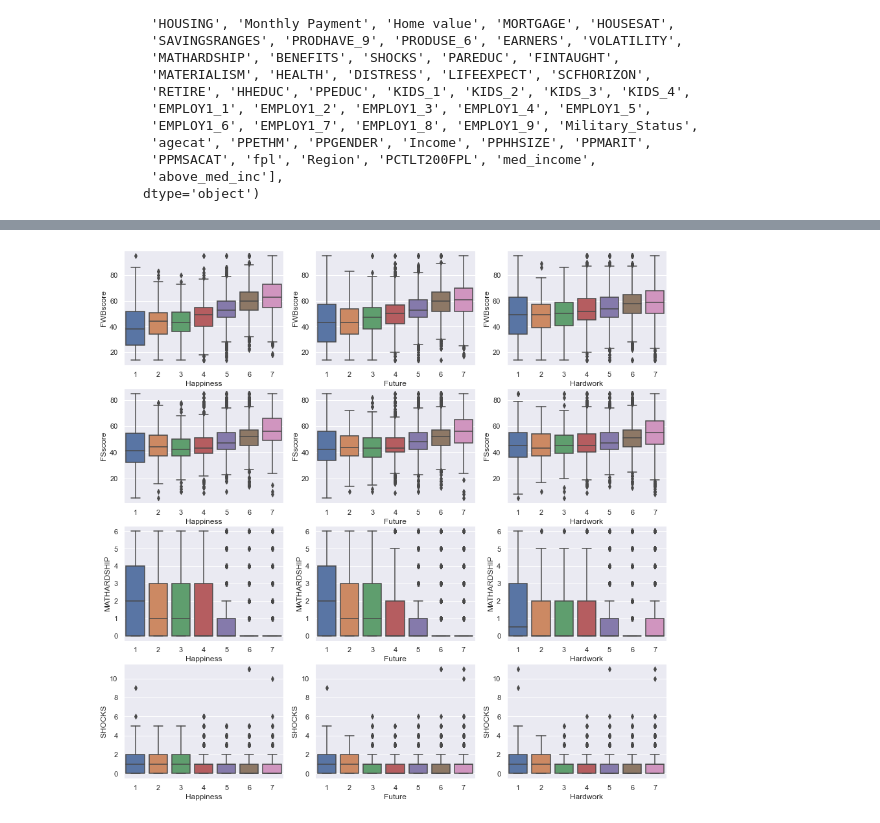
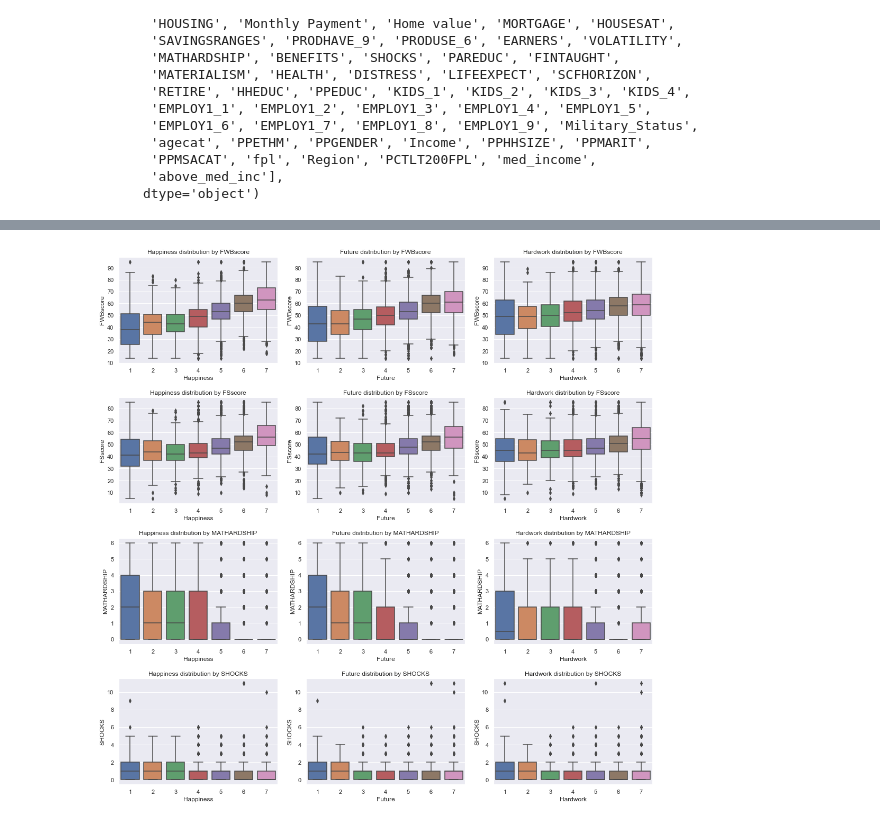
Before and after one commit to tanner-k/Capstone-2-Project-Financial-Wellness, a Jupyter notebook: notebooks/EDA.ipynb, the cells around one changed output, grey strips where cells are left out. Saved outputs shown, nothing was run; the diff lists cells and outputs as text; code cells hidden in the pictures.

```diff
--- a/notebooks/EDA.ipynb
+++ b/notebooks/EDA.ipynb
@@ -125,11 +105,12 @@ for hue in hue_columns:
 # %%
 cols = ["Happiness", "Future", "Hardwork"]
 rows = ["FWBscore", "FSscore", "MATHARDSHIP", "SHOCKS"]
 fig, ax = plt.subplots(nrows=len(rows), ncols=len(cols), figsize=(15, 15))
 for row in range(len(rows)):
     for col in range(len(cols)):
         sns.boxplot(x=cols[col], y=rows[row], data=df, ax=ax[row, col])
-
+        ax[row, col].set_title(f"{cols[col]} distribution by {rows[row]}")
+fig.tight_layout(pad=1.5)
 plt.show()
 # %% [output]
-[figure, old version]
+[figure, new version]
```
Also changed, not shown: parts of 7 cells of this notebook.
